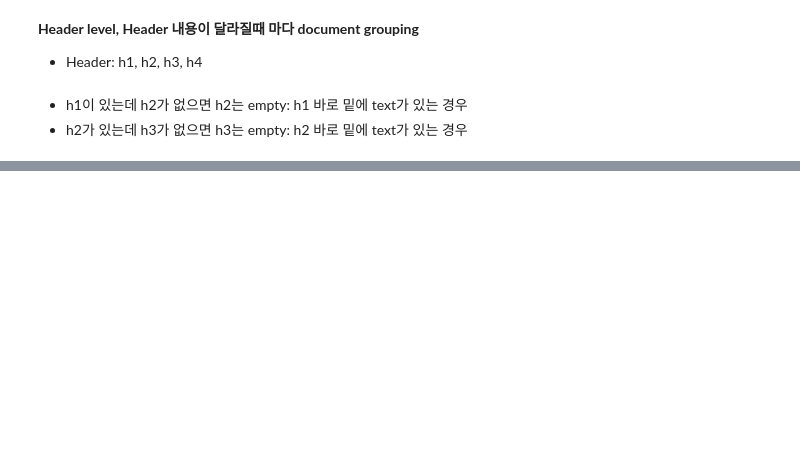
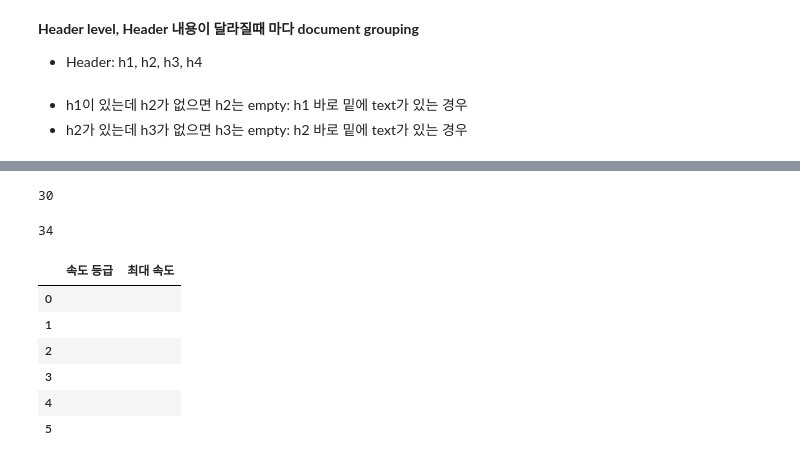
Before and after one commit to dudwo7783/my-small-mechanic, a Jupyter notebook: pdf_parsing/pdf_parser.ipynb, the cells around one changed output, grey strips where cells are left out. Cells and saved outputs as stored; diff of their text form; code cells hidden in the pictures; blank space fills up the shorter version.

```diff
--- a/pdf_parsing/pdf_parser.ipynb
+++ b/pdf_parsing/pdf_parser.ipynb
@@ -574,0 +750,2 @@ final_doc_df.to_parquet('./parse_result/doc_ioniq5_result.parquet')
+# %%
+page_num=21
@@ -574,0 +808,21 @@ final_doc_df.to_parquet('./parse_result/doc_ioniq5_result.parquet')
+# %%
+tbl_sets = {}
+for page_num in tqdm(range(6,595)):
+    mu_page = doc.load_page(page_num)
+    mu_tbls = mu_page.find_tables().tables
+    mu_tbls = list(filter(lambda x: not (x.to_pandas()=='').all().all(), mu_tbls))
+    if len(mu_tbls)>0:
+        plumber_tbls = plumber_pdf.pages[page_num].extract_tables()
+        plumber_tbls = list(filter(lambda x: not (np.array(x)=='').all().all(), plumber_tbls))
+        if (len(mu_tbls)==1) and(len(plumber_tbls)==1) and ('cid' in str(plumber_tbls[0])):
+            pass
+        else:
+            camelot_tbls = camelot.read_pdf(FILE_NM, pages=f"{page_num+1}",flavor='lattice', shift_text=['l', 't'], copy_text=['v','h'], strip_text=' .\n')
+            camelot_tbls = list(filter(lambda x: not (x.df=='').all().all(), camelot_tbls))
+            tbl_sets[page_num] = {
+                'length': (len(mu_tbls), len(plumber_tbls), len(camelot_tbls)),
+                'mu_tbls' : list(map(lambda x: x.to_pandas(), mu_tbls)),
+                'pl_tbls' : list(map(lambda x: x, plumber_tbls)),
+                'ca_tbls' : list(map(lambda x: x.df, camelot_tbls)),
+                'same_len' : bool(len(set((len(mu_tbls), len(plumber_tbls), len(camelot_tbls)))) == 1)
+        }
@@ -574,0 +833,25 @@ final_doc_df.to_parquet('./parse_result/doc_ioniq5_result.parquet')
+# %%
+same_len = 0
+for k, v in tbl_sets.items():
+    same_len += v['same_len']
+same_len
+# %% [output]
+30
+# %%
+same_len = 0
+for k, v in tbl_sets.items():
+
+    same_len += bool(len(v['mu_tbls']) == len(v['ca_tbls']))
+same_len
+# %% [output]
+34
+# %%
+v['mu_tbls'][0].to_pandas()
+# %% [output]
+|  | 속도 등급 | 최대 속도 |
+| 0 |  |  |
+| 1 |  |  |
+| 2 |  |  |
+| 3 |  |  |
+| 4 |  |  |
+| 5 |  |  |
```
Also changed, not shown: parts of 76 cells of this notebook, 11 other files.
